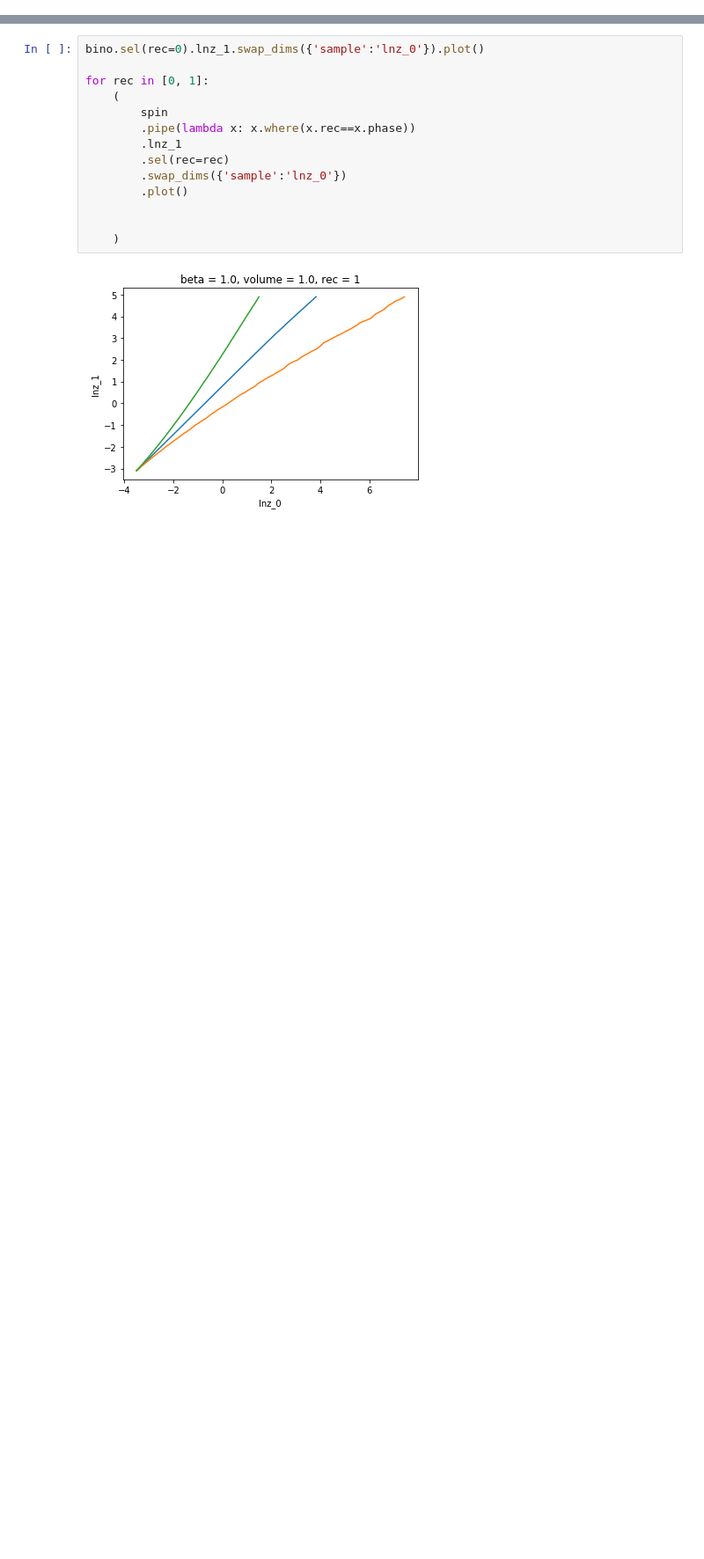
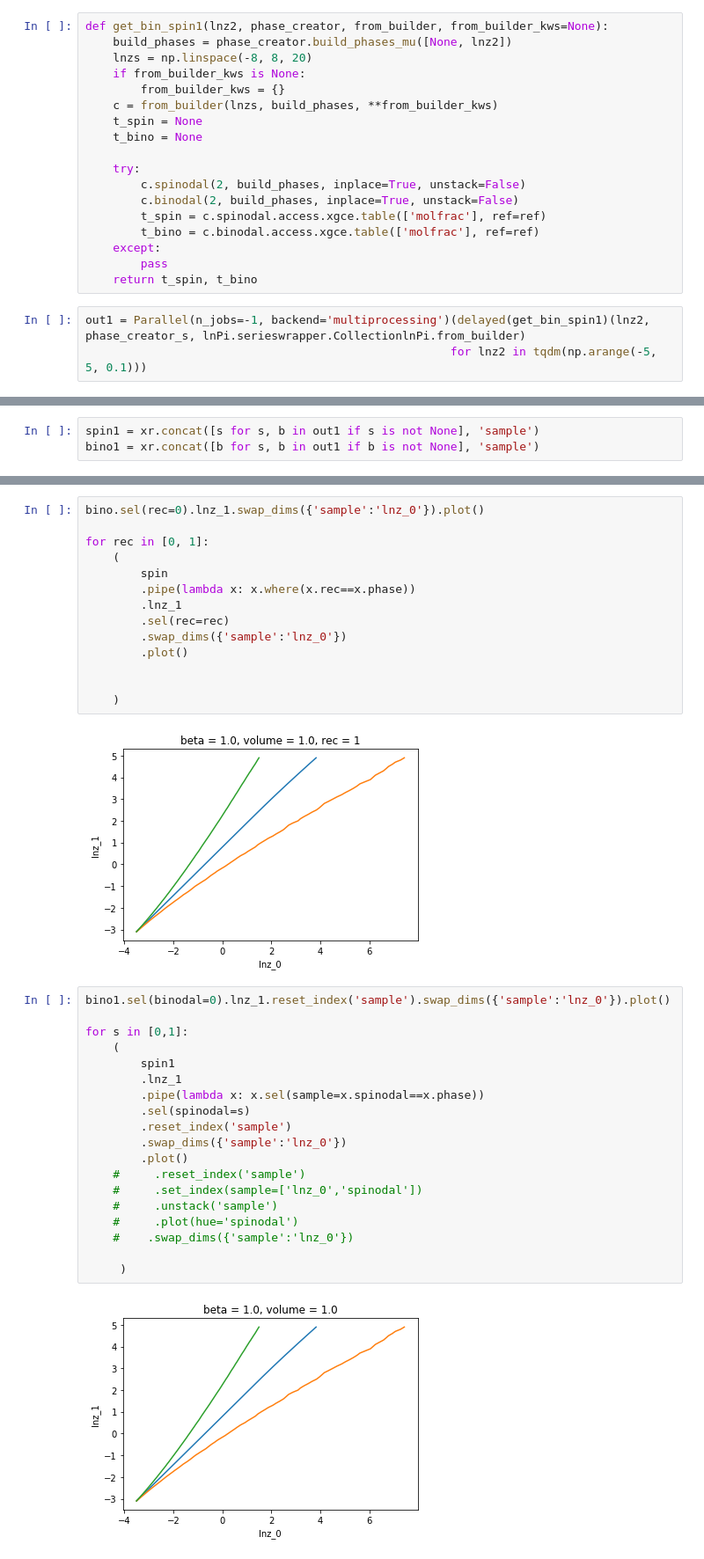
Before and after one commit to wpk-nist-gov/tmmc-lnpy, a Jupyter notebook: examples/2D/anal_conf_sym.ipynb, the cells around one changed output, grey strips where cells are left out. Shown: that part at 88% size. Drawn from its saved outputs; the diff is of its cells as text; blank space fills up the shorter version.

```diff
--- a/examples/2D/anal_conf_sym.ipynb
+++ b/examples/2D/anal_conf_sym.ipynb
@@ -53,3 +68,24 @@ out = Parallel(n_jobs=-1, backend='multiprocessing')(delayed(get_bin_spin)(lnz2)
 # %%
 spin = xr.concat([s for s, b in out if s is not None], 'sample')
 bino = xr.concat([b for s, b in out if b is not None], 'sample')
+# %%
+def get_bin_spin1(lnz2, phase_creator, from_builder, from_builder_kws=None):
+    build_phases = phase_creator.build_phases_mu([None, lnz2])
+    lnzs = np.linspace(-8, 8, 20)
+    if from_builder_kws is None:
+        from_builder_kws = {}
+    c = from_builder(lnzs, build_phases, **from_builder_kws)
+    t_spin = None
+    t_bino = None
+
+    try:
+        c.spinodal(2, build_phases, inplace=True, unstack=False)
+        c.binodal(2, build_phases, inplace=True, unstack=False)
+        t_spin = c.spinodal.access.xgce.table(['molfrac'], ref=ref)
+        t_bino = c.binodal.access.xgce.table(['molfrac'], ref=ref)
+    except:
+        pass
+    return t_spin, t_bino
+# %%
+out1 = Parallel(n_jobs=-1, backend='multiprocessing')(delayed(get_bin_spin1)(lnz2, phase_creator_s, lnPi.serieswrapper.CollectionlnPi.from_builder)
+                                                     for lnz2 in tqdm(np.arange(-5, 5, 0.1)))
@@ -56,3 +94,6 @@ bino = xr.concat([b for s, b in out if b is not None], 'sample')
+# %%
+spin1 = xr.concat([s for s, b in out1 if s is not None], 'sample')
+bino1 = xr.concat([b for s, b in out1 if b is not None], 'sample')
 # %%
 def plot_frame(df, **kws):
     (
@@ -101,3 +152,24 @@ for rec in [0, 1]:
     )
 # %% [output]
 [figure]
+# %%
+bino1.sel(binodal=0).lnz_1.reset_index('sample').swap_dims({'sample':'lnz_0'}).plot()
+
+for s in [0,1]:
+    (
+        spin1
+        .lnz_1
+        .pipe(lambda x: x.sel(sample=x.spinodal==x.phase))
+        .sel(spinodal=s)
+        .reset_index('sample')
+        .swap_dims({'sample':'lnz_0'})
+        .plot()
+    #     .reset_index('sample')
+    #     .set_index(sample=['lnz_0','spinodal'])
+    #     .unstack('sample')
+    #     .plot(hue='spinodal')
+    #    .swap_dims({'sample':'lnz_0'})
+
+     )
+# %% [output]
+[figure, added]
```
Also changed, not shown: parts of 6 cells of this notebook, 10 other files.
